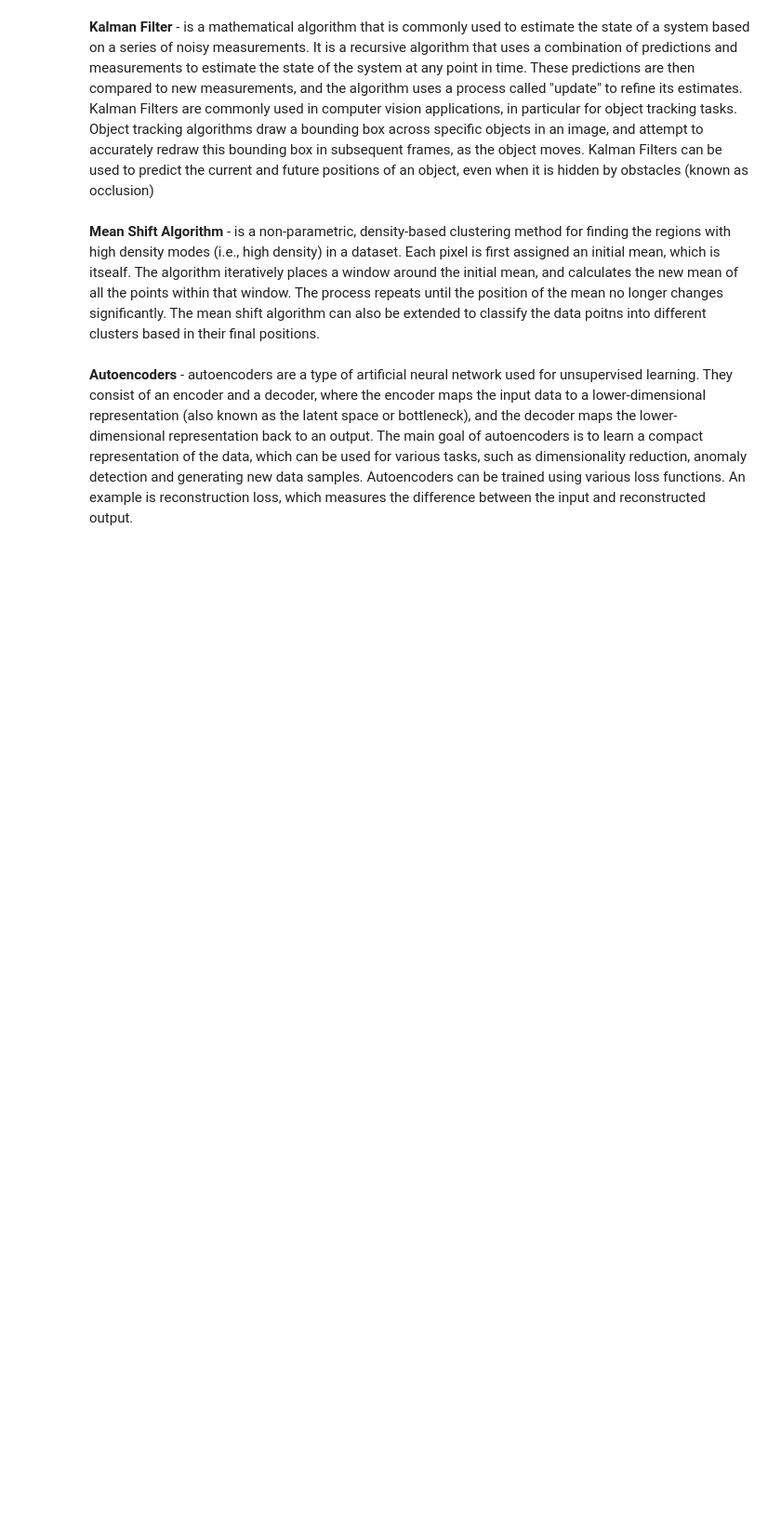
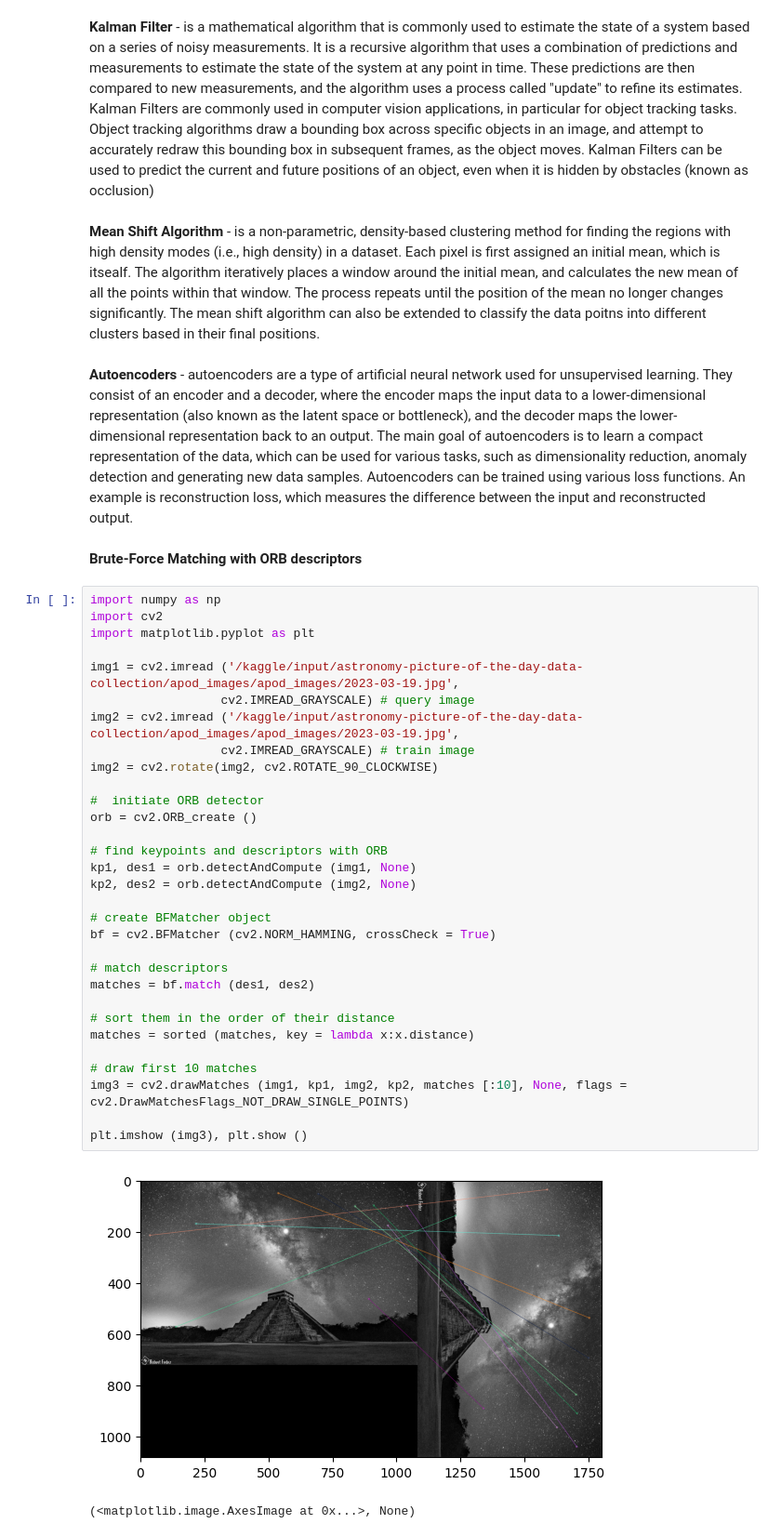
Before and after one commit to AleksandrMorozov123/Computer-vision-with-TensorFlow-Keras-and-OpenCV, a Jupyter notebook: computer-vision-algorithms.ipynb, the cells around one changed output. Shown at 93% size. Drawn from its saved outputs; the diff is of its cells as text; blank space fills up the shorter version.

Commit message:
Kaggle Notebook | Computer vision algorithms | Version 5

```diff
--- a/computer-vision-algorithms.ipynb
+++ b/computer-vision-algorithms.ipynb
@@ -172,3 +174,39 @@ Results saved to runs/predict-cls/exp
 **Mean Shift Algorithm** - is a non-parametric, density-based clustering method for finding the regions with high density modes (i.e., high density) in a dataset. Each pixel is first assigned an initial mean, which is itsealf. The algorithm iteratively places a window around the initial mean, and calculates the new mean of all the points within that window. The process repeats until the position of the mean no longer changes significantly. The mean shift algorithm can also be extended to classify the data poitns into different clusters based in their final positions.
 # %% [markdown]
 **Autoencoders** - autoencoders are a type of artificial neural network used for unsupervised learning. They consist of an encoder and a decoder, where the encoder maps the input data to a lower-dimensional representation (also known as the latent space or bottleneck), and the decoder maps the lower-dimensional representation back to an output. The main goal of autoencoders is to learn a compact representation of the data, which can be used for various tasks, such as dimensionality reduction, anomaly detection and generating new data samples. Autoencoders can be trained using various loss functions. An example is reconstruction loss, which measures the difference between the input and reconstructed output.
+# %% [markdown]
+**Brute-Force Matching with ORB descriptors**
+# %%
+import numpy as np
+import cv2
+import matplotlib.pyplot as plt
+
+img1 = cv2.imread ('/kaggle/input/astronomy-picture-of-the-day-data-collection/apod_images/apod_images/2023-03-19.jpg',
+                  cv2.IMREAD_GRAYSCALE) # query image
+img2 = cv2.imread ('/kaggle/input/astronomy-picture-of-the-day-data-collection/apod_images/apod_images/2023-03-19.jpg',
+                  cv2.IMREAD_GRAYSCALE) # train image
+img2 = cv2.rotate(img2, cv2.ROTATE_90_CLOCKWISE)
+
+#  initiate ORB detector
+orb = cv2.ORB_create ()
+
+# find keypoints and descriptors with ORB
+kp1, des1 = orb.detectAndCompute (img1, None)
+kp2, des2 = orb.detectAndCompute (img2, None)
+
+# create BFMatcher object
+bf = cv2.BFMatcher (cv2.NORM_HAMMING, crossCheck = True)
+
+# match descriptors
+matches = bf.match (des1, des2)
+
+# sort them in the order of their distance
+matches = sorted (matches, key = lambda x:x.distance)
+
+# draw first 10 matches
+img3 = cv2.drawMatches (img1, kp1, img2, kp2, matches [:10], None, flags = cv2.DrawMatchesFlags_NOT_DRAW_SINGLE_POINTS)
+
+plt.imshow (img3), plt.show ()
+# %% [output]
+[figure, added]
+(<matplotlib.image.AxesImage at 0x...>, None)
```
Also changed, not shown: parts of 4 cells of this notebook.
